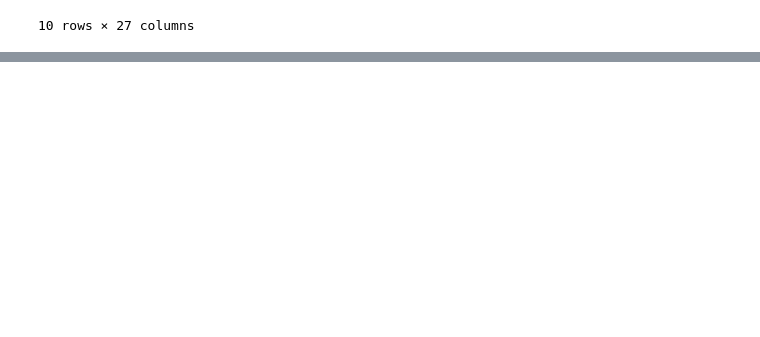
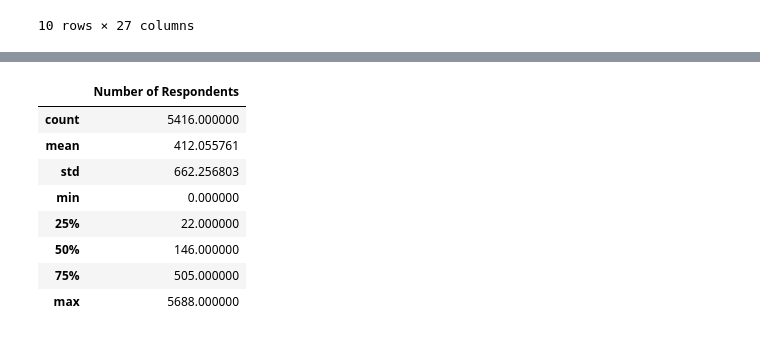
Before and after one commit to rnwokoye/analysing_obesisty_trends, a Jupyter notebook: Obesity_Data.ipynb, the cells around one changed output, grey strips where cells are left out. Drawn from its saved outputs; the diff is of its cells as text; code cells hidden in the pictures; blank space fills up the shorter version.

```diff
--- a/Obesity_Data.ipynb
+++ b/Obesity_Data.ipynb
@@ -119,0 +148,13 @@ reduced_obesity_df.drop(columns=['GeoLocation'])
+# %%
+# Look at data set
+recent_df.describe()
+# %% [output]
+|  | Number of Respondents |
+| count | 5416.000000 |
+| mean | 412.055761 |
+| std | 662.256803 |
+| min | 0.000000 |
+| 25% | 22.000000 |
+| 50% | 146.000000 |
+| 75% | 505.000000 |
+| max | 5688.000000 |
```
Also changed, not shown: parts of 12 cells of this notebook, 1 other file.
